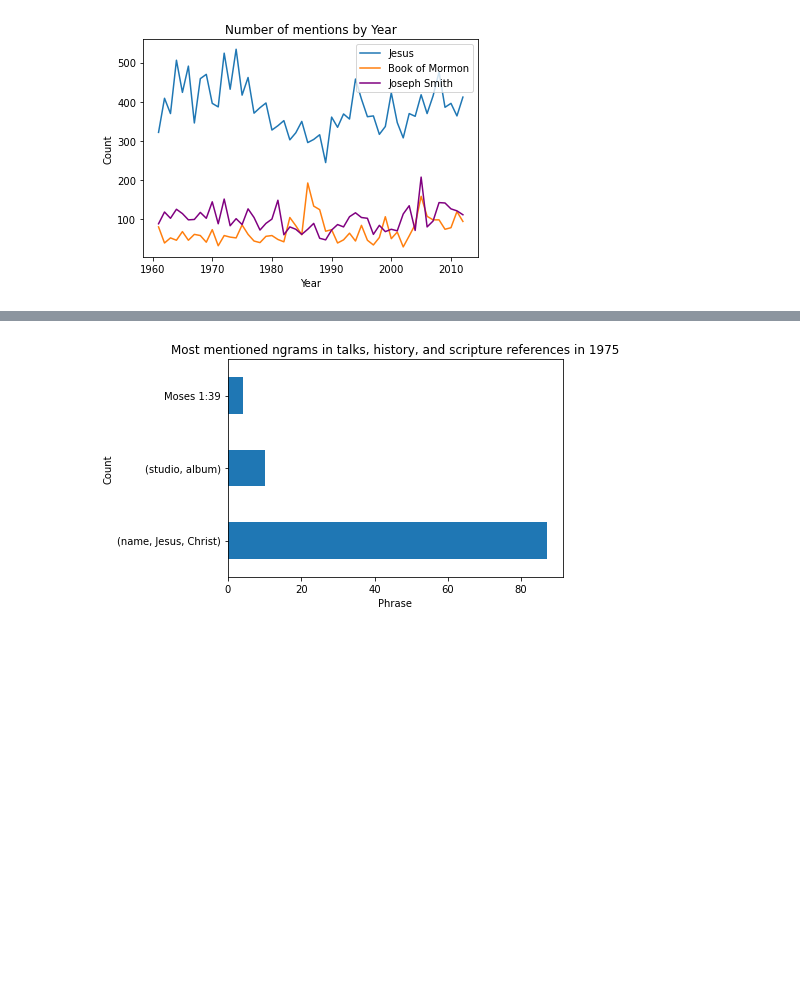
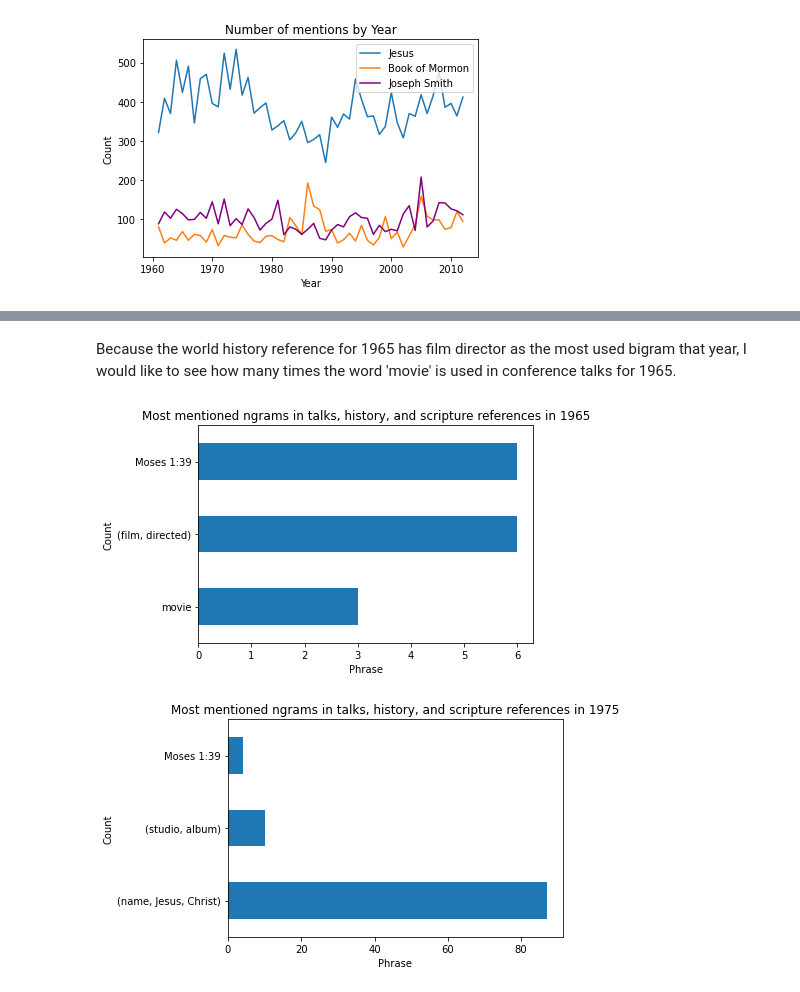
Before and after one commit to ramsey-king/DSC-540-Data-Preparation, a Jupyter notebook: Final-Project/Term Project Milestone 5.ipynb, the cells around one changed output, grey strips where cells are left out. Saved outputs shown, nothing was run; the diff lists cells and outputs as text; code cells hidden in the pictures; blank space fills up the shorter version.

```diff
--- a/Final-Project/Term Project Milestone 5.ipynb
+++ b/Final-Project/Term Project Milestone 5.ipynb
@@ -199,3 +172,23 @@ plt.show()
+# %% [markdown]
+Because the world history reference for 1965 has film director as the most used bigram that year, I would like to see
+how many times the word 'movie' is used in conference talks for 1965.
+# %%
+'''
+Plot of number of mentions of the word 'movie' in talks, most frequent history bigram, most recent scripture reference unigram
+for 1965.
+'''
+movie_counter = pd.Series({'movie':sum([the_final_df['talks'][4].lower().count('movie')])})
+history_bigram = token_processor('history_headline', 2, 4)
+scrip_unigram = token_processor('scripture_references', 1, 4)
+
+a_df = pd.concat([movie_counter, history_bigram, scrip_unigram], axis=0)
+a_df.plot.barh()
+plt.title('Most mentioned ngrams in world history and scripture references and mentions of the word movie in 1965')
+plt.ylabel('Count')
+plt.xlabel('Phrase')
+plt.show()
+# %% [output]
+[figure, added]
 # %%
 '''
 Plot of most frequent talk trigram, most frequent history bigram, most recent scripture reference unigram
```
Also changed, not shown: parts of 20 cells of this notebook, 2 other files.
